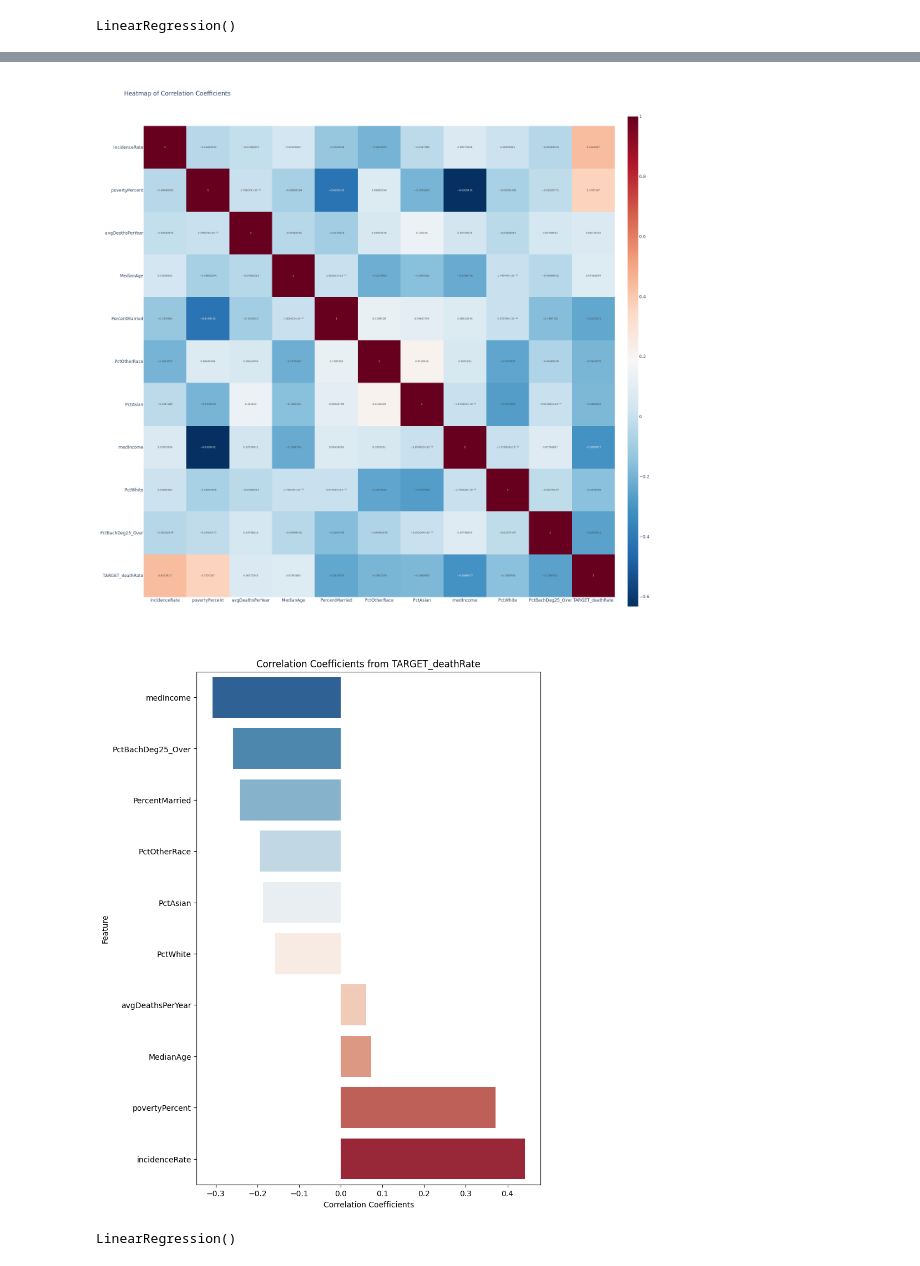
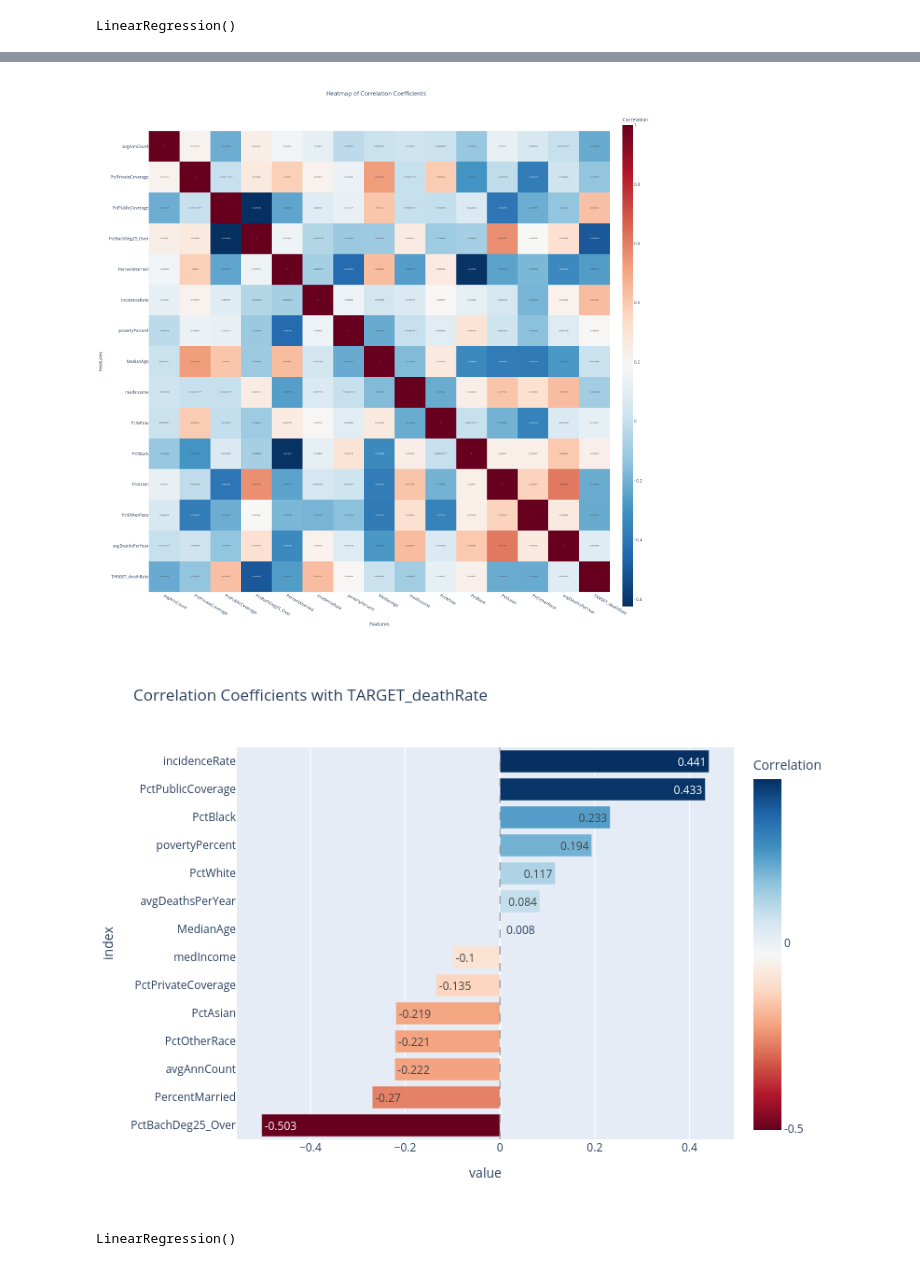
Before and after one commit to HeyLucasLeao/ols-regression-challenge, a Jupyter notebook: eda.ipynb, the cells around one changed output, grey strips where cells are left out. Cells and saved outputs as stored; diff of their text form; code cells hidden in the pictures.

```diff
--- a/eda.ipynb
+++ b/eda.ipynb
@@ -349,11 +205,0 @@ residual_models = training_multiple_residual_models(df_train, residuals)
-# %%
-def preprocessing(df: pd.DataFrame, residuals, models):
-    df = df.copy()
-    for features, target in residuals:
-        X = np.asarray(df.iloc[:, features])
-        y = np.asarray(df.iloc[:, target])
-        df.iloc[:, target] = models[target].transform(X, y)
-    return df
-
-df_train = preprocessing(df_train, residuals, residual_models)
-df_test = preprocessing(df_test, residuals, residual_models)
@@ -413,2 +212,0 @@ feature_importance
-# %%
-features_in = feature_importance.loc[feature_importance["std_coef"].abs() >= 0.05, "feature"].tolist()
@@ -423 +213,4 @@ features_in = feature_importance.loc[feature_importance["std_coef"].abs() >= 0.0
+# %%
+mask = filter_features_by_vif(df_train[features_in]).tolist()
+filtered_features = np.array(features_in)[mask].tolist()
 # %%
@@ -513,7 +258,4 @@ def filtering_features_based_on_vif(X: np.ndarray, threshold=15.0, verbose=False
-# %%
-mask_features = filtering_features_based_on_vif(df_train[features_in].astype(float), threshold=5)
-filtered_features = np.asarray(features_in)[mask_features]
 # %%
-corr_heatmap(df_train[filtered_features.tolist() + ["TARGET_deathRate"]], width=1600, height=1600, fig_type="png")
+corr_heatmap(df_train[filtered_features + ["TARGET_deathRate"]], width=1600, height=1600, fig_type="png")
 # %% [output]
-[figure, old version]
+[figure, new version]
@@ -529,7 +262,7 @@ def plot_barplot_corr_with_target(df, target='TARGET_deathRate'):
 # %%
-plot_barplot_corr_with_target(df_train[filtered_features.tolist() + ['TARGET_deathRate']])
+corr_barplot(df_train[filtered_features], df_train['TARGET_deathRate'], fig_type="png")
 # %% [output]
-[figure, old version]
+[figure, new version]
 # %%
 model = LinearRegression()
 # %%
```
Also changed, not shown: parts of 44 cells of this notebook.
